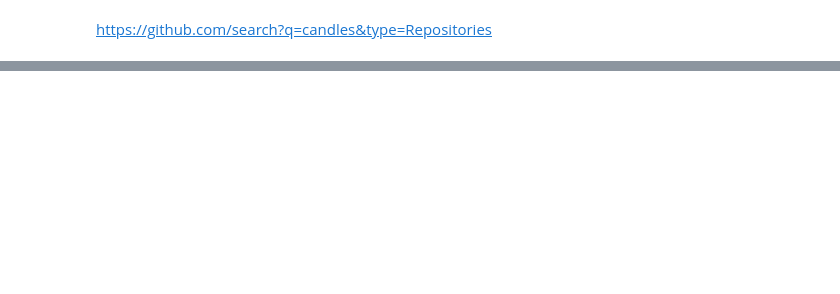
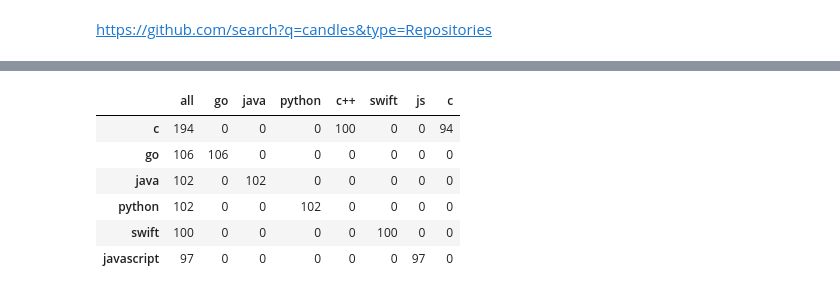
Before and after one commit to CANDLES-NLP/readme-nlp-classification, a Jupyter notebook: James' Notebook.ipynb, the cells around one changed output, grey strips where cells are left out. Drawn from its saved outputs; the diff is of its cells as text; code cells hidden in the pictures; blank space fills up the shorter version.

```diff
--- a/James' Notebook.ipynb
+++ b/James' Notebook.ipynb
@@ -48,0 +136,10 @@ soup.title.string
+# %%
+word_counts.sort_values(by='all', ascending=False).head(10)
+# %% [output]
+|  | all | go | java | python | c++ | swift | js | c |
+| c | 194 | 0 | 0 | 0 | 100 | 0 | 0 | 94 |
+| go | 106 | 106 | 0 | 0 | 0 | 0 | 0 | 0 |
+| java | 102 | 0 | 102 | 0 | 0 | 0 | 0 | 0 |
+| python | 102 | 0 | 0 | 102 | 0 | 0 | 0 | 0 |
+| swift | 100 | 0 | 0 | 0 | 0 | 100 | 0 | 0 |
+| javascript | 97 | 0 | 0 | 0 | 0 | 0 | 97 | 0 |
```
Also changed, not shown: parts of 22 cells of this notebook.
